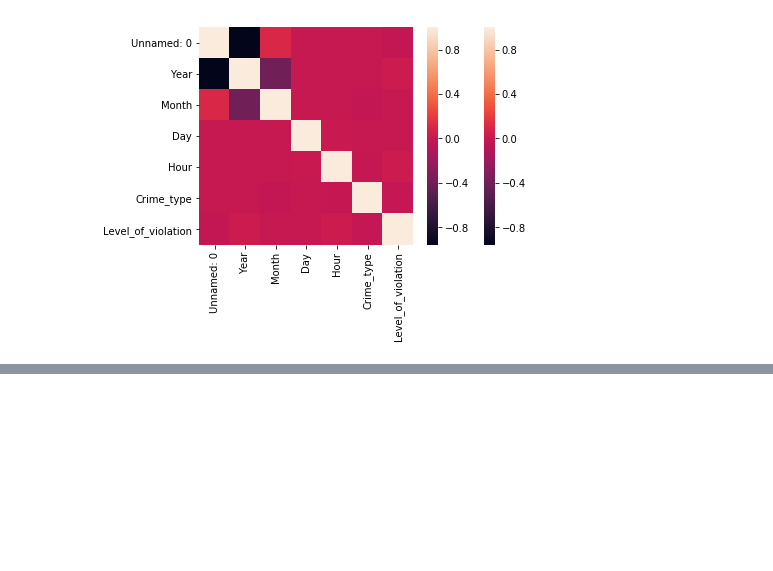
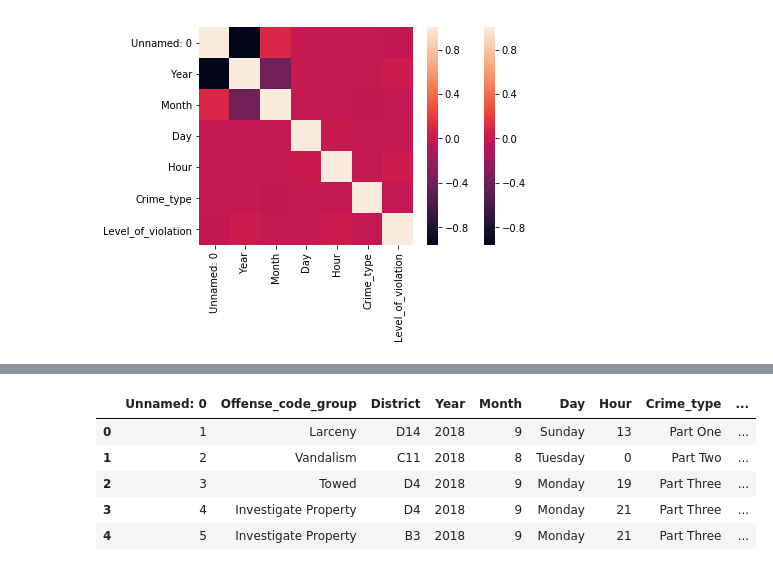
Before and after one commit to Reet1992/Boston_Crime_Prediction, a Jupyter notebook: crime_prediction_python.ipynb, the cells around one changed output, grey strips where cells are left out. Drawn from its saved outputs; the diff is of its cells as text; code cells hidden in the pictures; blank space fills up the shorter version.

```diff
--- a/crime_prediction_python.ipynb
+++ b/crime_prediction_python.ipynb
@@ -287,0 +303,9 @@ plt.show()
+# %%
+geo.head()
+# %% [output]
+|  | Unnamed: 0 | Offense_code_group | District | Year | Month | Day | Hour | Crime_type | ... |
+| 0 | 1 | Larceny | D14 | 2018 | 9 | Sunday | 13 | Part One | ... |
+| 1 | 2 | Vandalism | C11 | 2018 | 8 | Tuesday | 0 | Part Two | ... |
+| 2 | 3 | Towed | D4 | 2018 | 9 | Monday | 19 | Part Three | ... |
+| 3 | 4 | Investigate Property | D4 | 2018 | 9 | Monday | 21 | Part Three | ... |
+| 4 | 5 | Investigate Property | B3 | 2018 | 9 | Monday | 21 | Part Three | ... |
```
Also changed, not shown: parts of 17 cells of this notebook.
